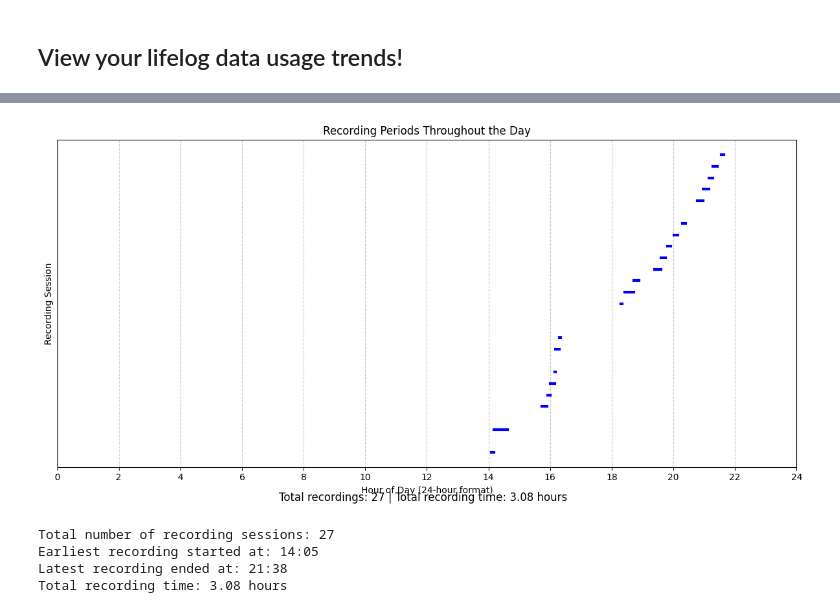
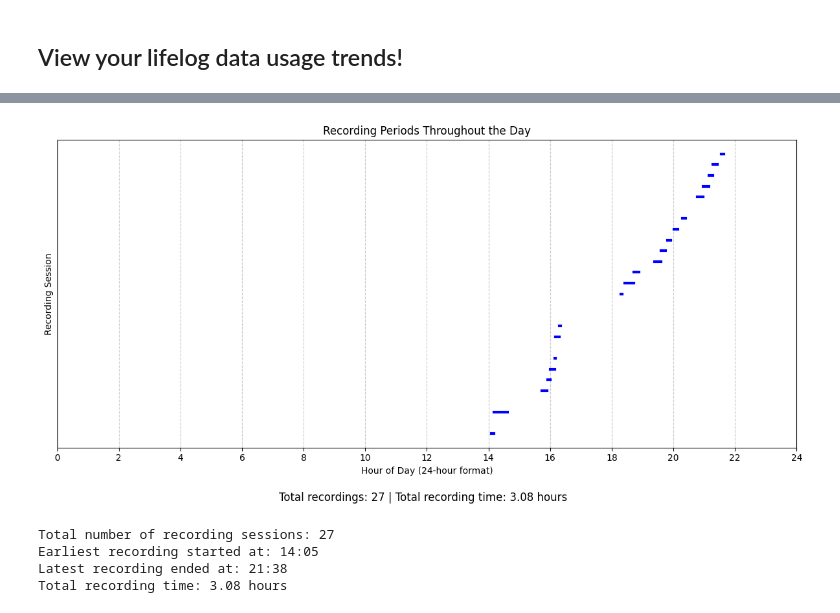
Before and after one commit to ndeltortoiii/limitless-api-examples, a Jupyter notebook: chart_usage.ipynb, the cells around one changed output, grey strips where cells are left out. Saved outputs shown, nothing was run; the diff lists cells and outputs as text; code cells hidden in the pictures.

Commit message:
Adjust python notebook footer

```diff
--- a/chart_usage.ipynb
+++ b/chart_usage.ipynb
@@ -143,35 +143,37 @@ else:
     plt.ylabel('Recording Session')
 
     # Format x-axis to show hours
     plt.xticks(range(0, 25, 2))
     plt.xlim(0, 24)
     plt.grid(True, linestyle='--', alpha=0.7)
 
     # Remove y-axis ticks since they don't represent anything specific
     plt.yticks([])
 
     # Add a summary of total recording time
     total_recording_time = sum((row['last_timestamp'] - row['first_timestamp']).total_seconds()/3600
                               for _, row in df.iterrows())
 
+    # Adjust the layout to make room for the text at the bottom
+    plt.tight_layout(rect=[0, 0.05, 1, 1])
+
     plt.figtext(0.5, 0.01,
                 f"Total recordings: {len(df)} | Total recording time: {total_recording_time:.2f} hours",
                 ha="center", fontsize=12)
 
     # Show the plot
-    plt.tight_layout()
     plt.show()
 
     # Print some basic statistics
     earliest_recording = df['first_timestamp'].min().strftime('%H:%M')
     latest_recording = df['last_timestamp'].max().strftime('%H:%M')
 
     print(f"Total number of recording sessions: {len(df)}")
     print(f"Earliest recording started at: {earliest_recording}")
     print(f"Latest recording ended at: {latest_recording}")
     print(f"Total recording time: {total_recording_time:.2f} hours")
 # %% [output]
-[figure, old version]
+[figure, new version]
 Total number of recording sessions: 27
 Earliest recording started at: 14:05
 Latest recording ended at: 21:38
```
Also changed, not shown: parts of 2 cells of this notebook.
